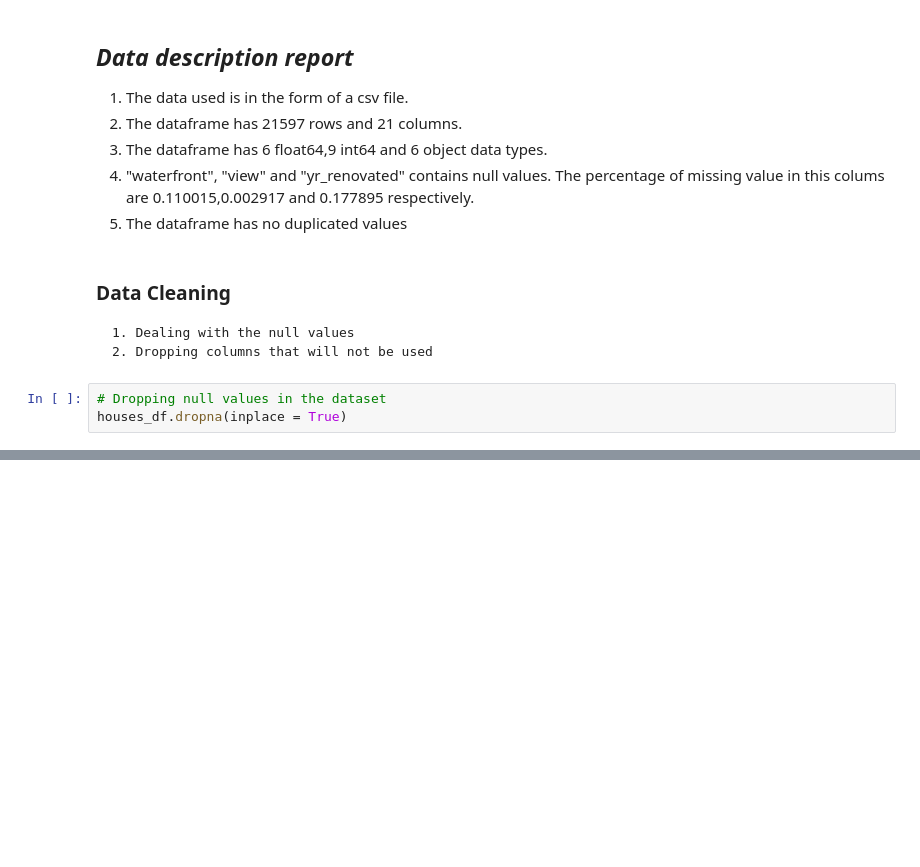
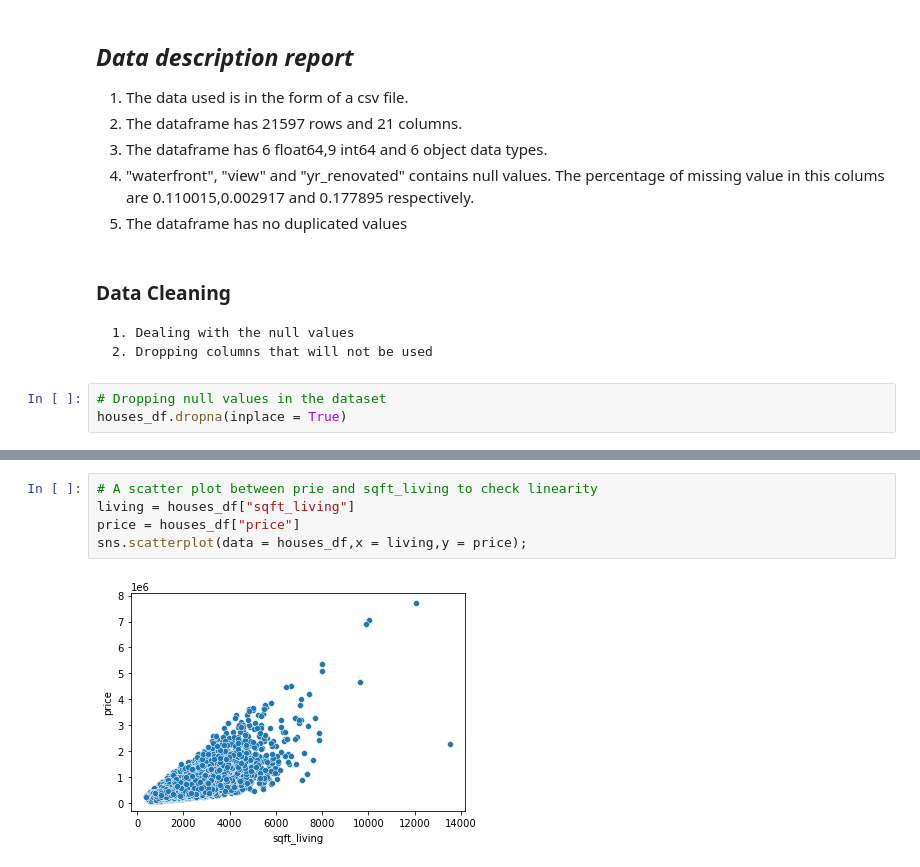
Before and after one commit to janejeshen/dsc-phase-2-project-v2-3, a Jupyter notebook: student.ipynb, the cells around one changed output, grey strips where cells are left out. Drawn from its saved outputs; the diff is of its cells as text; blank space fills up the shorter version.

```diff
--- a/student.ipynb
+++ b/student.ipynb
@@ -277,0 +311,7 @@ sns.distplot(houses_df["price"])
+# %%
+# A scatter plot between prie and sqft_living to check linearity
+living = houses_df["sqft_living"]
+price = houses_df["price"]
+sns.scatterplot(data = houses_df,x = living,y = price);
+# %% [output]
+[figure, added]
```
Also changed, not shown: parts of 23 cells of this notebook.
